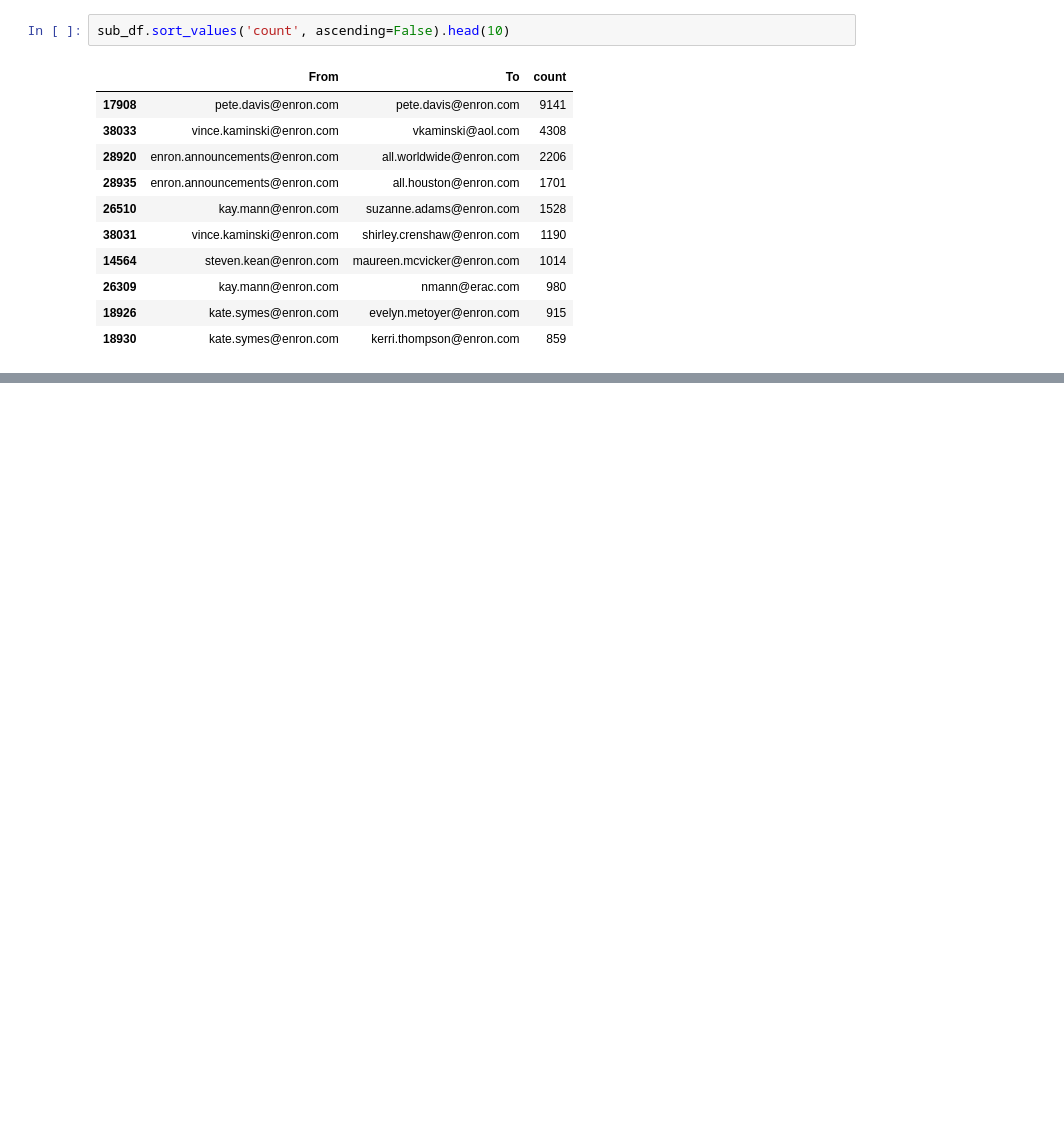
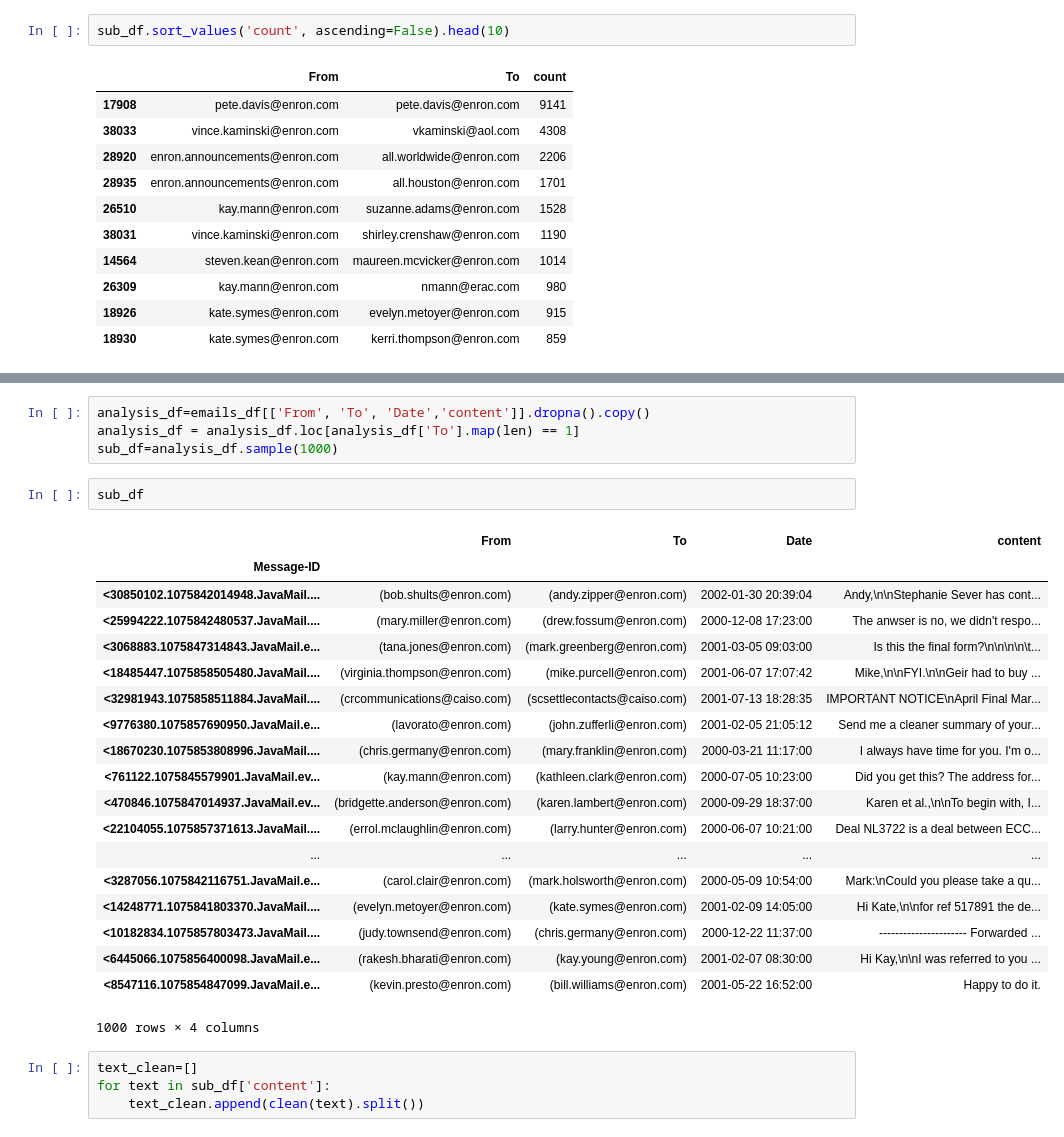
Before and after one commit to AswathKiruba/Natural-Language-Processing, a Jupyter notebook: Enron Scandal.ipynb, the cells around one changed output, grey strips where cells are left out. Drawn from its saved outputs; the diff is of its cells as text; blank space fills up the shorter version.

Commit message:
Enron Scandal
Topic Modelling

```diff
--- a/Enron Scandal.ipynb
+++ b/Enron Scandal.ipynb
@@ -305,0 +359,30 @@ sub_df.sort_values('count', ascending=False).head(10)
+# %%
+analysis_df=emails_df[['From', 'To', 'Date','content']].dropna().copy()
+analysis_df = analysis_df.loc[analysis_df['To'].map(len) == 1]
+sub_df=analysis_df.sample(1000)
+# %%
+sub_df
+# %% [output]
+|  | From | To | Date | content |
+| Message-ID |  |  |  |  |
+| <30850102.1075842014948.JavaMail.... | (bob.shults@enron.com) | (andy.zipper@enron.com) | 2002-01-30 20:39:04 | Andy,\n\nStephanie Sever has cont... |
+| <25994222.1075842480537.JavaMail.... | (mary.miller@enron.com) | (drew.fossum@enron.com) | 2000-12-08 17:23:00 | The anwser is no, we didn't respo... |
+| <3068883.1075847314843.JavaMail.e... | (tana.jones@enron.com) | (mark.greenberg@enron.com) | 2001-03-05 09:03:00 | Is this the final form?\n\n\n\n\t... |
+| <18485447.1075858505480.JavaMail.... | (virginia.thompson@enron.com) | (mike.purcell@enron.com) | 2001-06-07 17:07:42 | Mike,\n\nFYI.\n\nGeir had to buy ... |
+| <32981943.1075858511884.JavaMail.... | (crcommunications@caiso.com) | (scsettlecontacts@caiso.com) | 2001-07-13 18:28:35 | IMPORTANT NOTICE\nApril Final Mar... |
+| <9776380.1075857690950.JavaMail.e... | (lavorato@enron.com) | (john.zufferli@enron.com) | 2001-02-05 21:05:12 | Send me a cleaner summary of your... |
+| <18670230.1075853808996.JavaMail.... | (chris.germany@enron.com) | (mary.franklin@enron.com) | 2000-03-21 11:17:00 | I always have time for you. I'm o... |
+| <761122.1075845579901.JavaMail.ev... | (kay.mann@enron.com) | (kathleen.clark@enron.com) | 2000-07-05 10:23:00 | Did you get this? The address for... |
+| <470846.1075847014937.JavaMail.ev... | (bridgette.anderson@enron.com) | (karen.lambert@enron.com) | 2000-09-29 18:37:00 | Karen et al.,\n\nTo begin with, I... |
+| <22104055.1075857371613.JavaMail.... | (errol.mclaughlin@enron.com) | (larry.hunter@enron.com) | 2000-06-07 10:21:00 | Deal NL3722 is a deal between ECC... |
+| ... | ... | ... | ... | ... |
+| <3287056.1075842116751.JavaMail.e... | (carol.clair@enron.com) | (mark.holsworth@enron.com) | 2000-05-09 10:54:00 | Mark:\nCould you please take a qu... |
+| <14248771.1075841803370.JavaMail.... | (evelyn.metoyer@enron.com) | (kate.symes@enron.com) | 2001-02-09 14:05:00 | Hi Kate,\n\nfor ref 517891 the de... |
+| <10182834.1075857803473.JavaMail.... | (judy.townsend@enron.com) | (chris.germany@enron.com) | 2000-12-22 11:37:00 | ---------------------- Forwarded ... |
+| <6445066.1075856400098.JavaMail.e... | (rakesh.bharati@enron.com) | (kay.young@enron.com) | 2001-02-07 08:30:00 | Hi Kay,\n\nI was referred to you ... |
+| <8547116.1075854847099.JavaMail.e... | (kevin.presto@enron.com) | (bill.williams@enron.com) | 2001-05-22 16:52:00 | Happy to do it. |
+1000 rows × 4 columns
+# %%
+text_clean=[]
+for text in sub_df['content']:
+    text_clean.append(clean(text).split())
```
Also changed, not shown: parts of 20 cells of this notebook.
